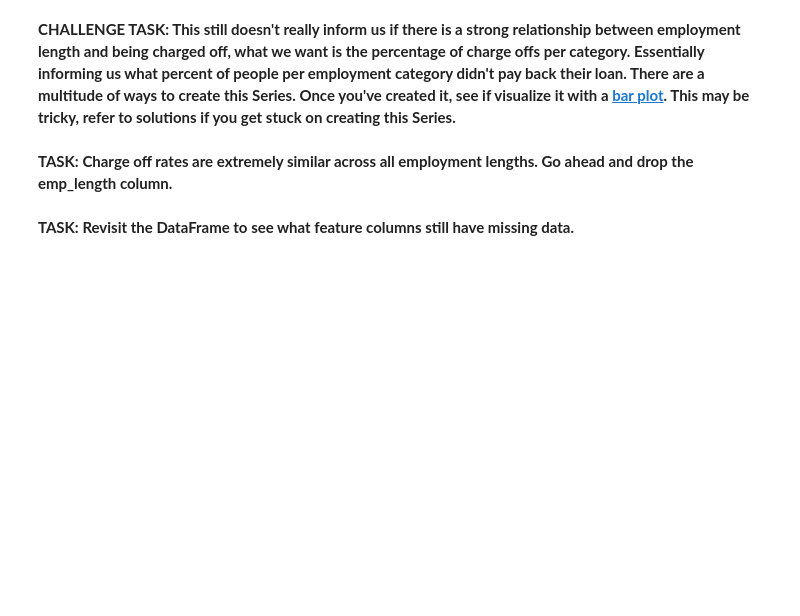
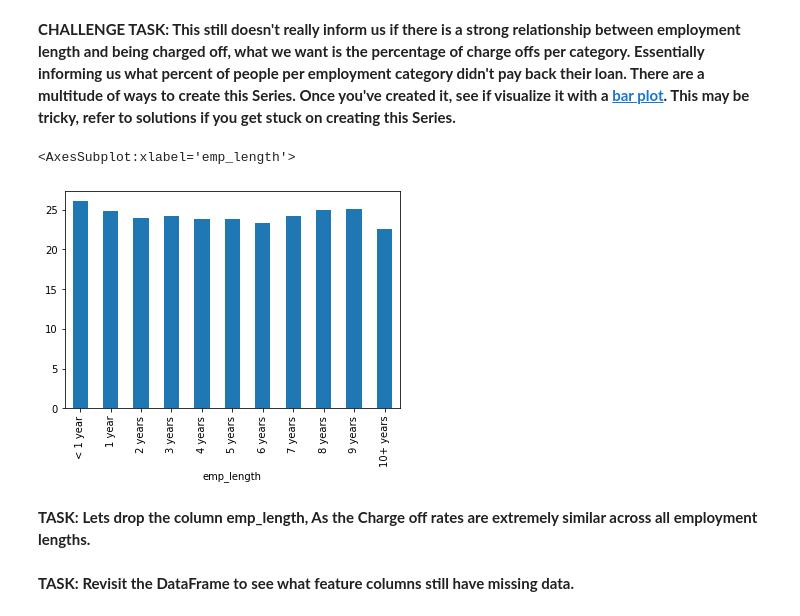
Before and after one commit to sathishkumar118/EDA-with-Lending-club-dataset, a Jupyter notebook: own_experimentation.ipynb, the cells around one changed output. Drawn from its saved outputs; the diff is of its cells as text; code cells hidden in the pictures; blank space fills up the shorter version.

```diff
--- a/own_experimentation.ipynb
+++ b/own_experimentation.ipynb
@@ -453,2 +397,9 @@ df.corrwith(df.loan_repaid).drop('loan_repaid').sort_values().plot(kind = 'bar')
+# %%
+grp_ln_stat = pd.pivot_table(df, index = ['emp_length'],columns = ['loan_status'],values=["loan_amnt"],aggfunc=len).loan_amnt
+grp_ln_stat['percent'] = grp_ln_stat['Charged Off']/grp_ln_stat['Fully Paid']*100
+grp_ln_stat.percent.plot(kind = 'bar')
+# %% [output]
+<AxesSubplot:xlabel='emp_length'>
+[figure, added]
 # %% [markdown]
-**TASK: Charge off rates are extremely similar across all employment lengths. Go ahead and drop the emp_length column.**
+**TASK: Lets drop the column emp_length, As the Charge off rates are extremely similar across all employment lengths.**
```
Also changed, not shown: parts of 49 cells of this notebook.
